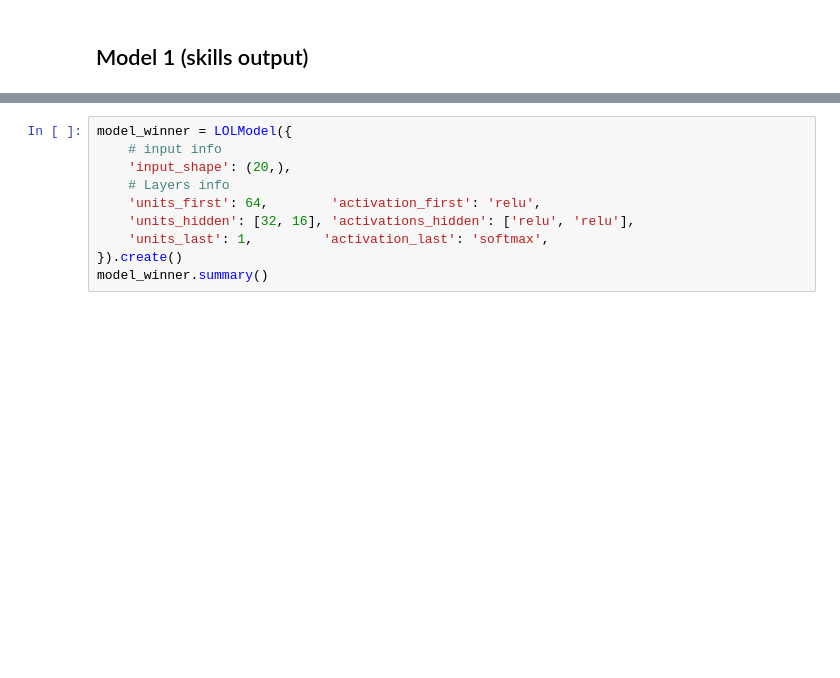
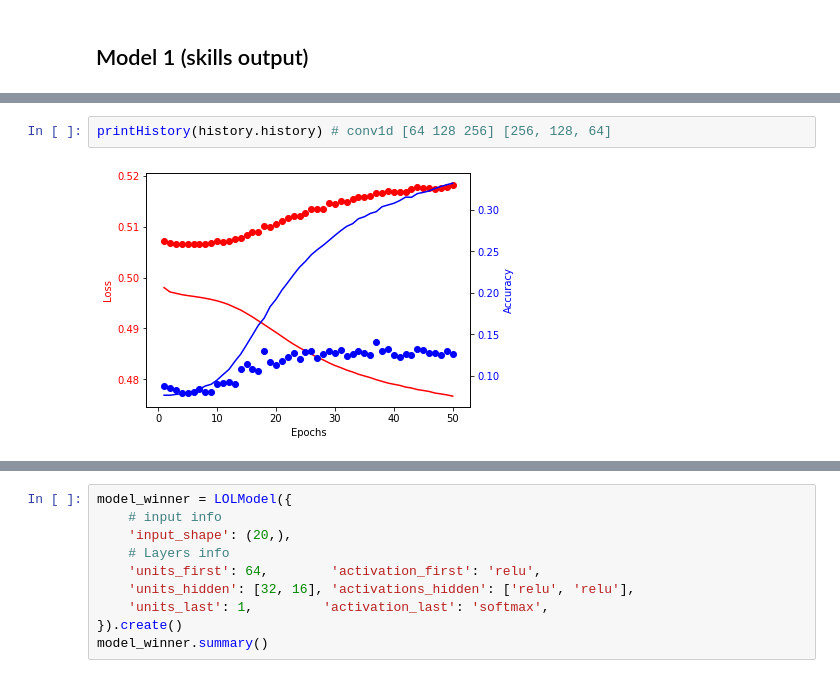
Before and after one commit to valeporti/imt, a Jupyter notebook: imt_dsc2/projet/models.ipynb, the cells around one changed output, grey strips where cells are left out. Cells and saved outputs as stored; diff of their text form; blank space fills up the shorter version.

```diff
--- a/imt_dsc2/projet/models.ipynb
+++ b/imt_dsc2/projet/models.ipynb
@@ -61,0 +256,4 @@ _________________________________________________________________
+# %%
+printHistory(history.history) # conv1d [64 128 256] [256, 128, 64]
+# %% [output]
+[figure, added]
```
Also changed, not shown: parts of 28 cells of this notebook, 6 other files.
